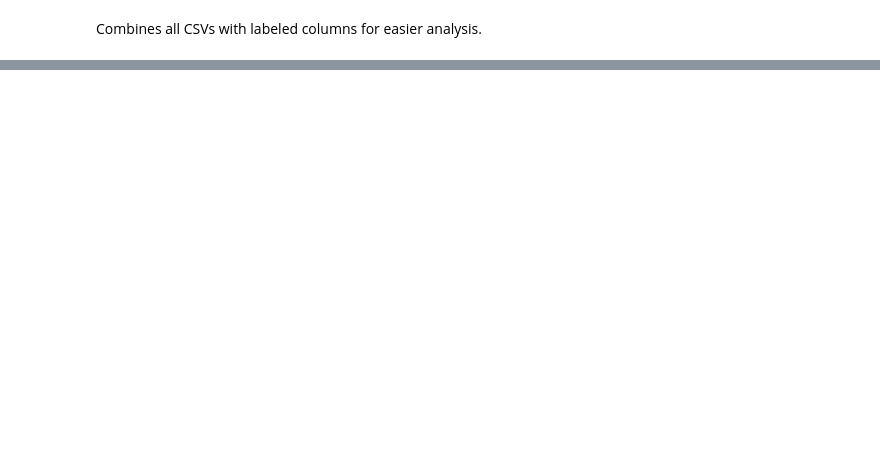
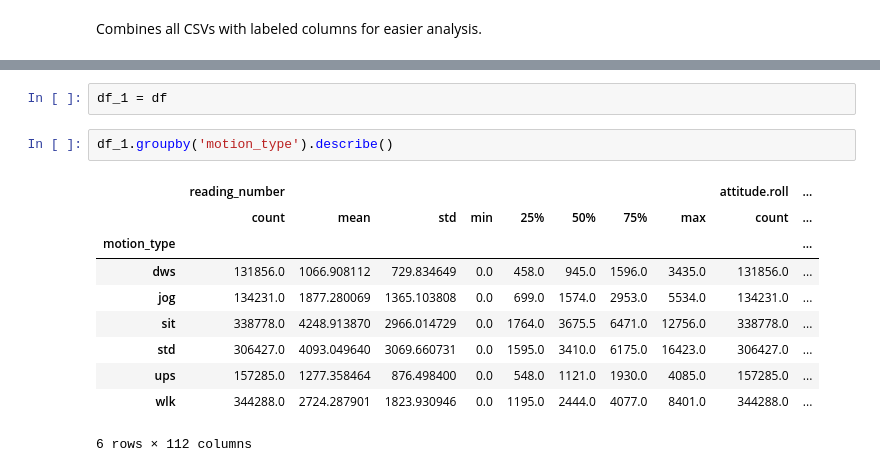
Before and after one commit to WilliamLin630/CMSC320-Final-Project, a Jupyter notebook: MotionSense.ipynb, the cells around one changed output, grey strips where cells are left out. Drawn from its saved outputs; the diff is of its cells as text; blank space fills up the shorter version.

```diff
--- a/MotionSense.ipynb
+++ b/MotionSense.ipynb
@@ -96,0 +160,15 @@ df
+# %%
+df_1 = df
+# %%
+df_1.groupby('motion_type').describe()
+# %% [output]
+|  | reading_number |  |  |  |  |  |  |  | attitude.roll | ... |
+|  | count | mean | std | min | 25% | 50% | 75% | max | count | ... |
+| motion_type |  |  |  |  |  |  |  |  |  | ... |
+| dws | 131856.0 | 1066.908112 | 729.834649 | 0.0 | 458.0 | 945.0 | 1596.0 | 3435.0 | 131856.0 | ... |
+| jog | 134231.0 | 1877.280069 | 1365.103808 | 0.0 | 699.0 | 1574.0 | 2953.0 | 5534.0 | 134231.0 | ... |
+| sit | 338778.0 | 4248.913870 | 2966.014729 | 0.0 | 1764.0 | 3675.5 | 6471.0 | 12756.0 | 338778.0 | ... |
+| std | 306427.0 | 4093.049640 | 3069.660731 | 0.0 | 1595.0 | 3410.0 | 6175.0 | 16423.0 | 306427.0 | ... |
+| ups | 157285.0 | 1277.358464 | 876.498400 | 0.0 | 548.0 | 1121.0 | 1930.0 | 4085.0 | 157285.0 | ... |
+| wlk | 344288.0 | 2724.287901 | 1823.930946 | 0.0 | 1195.0 | 2444.0 | 4077.0 | 8401.0 | 344288.0 | ... |
+6 rows × 112 columns
```
Also changed, not shown: parts of 20 cells of this notebook.
